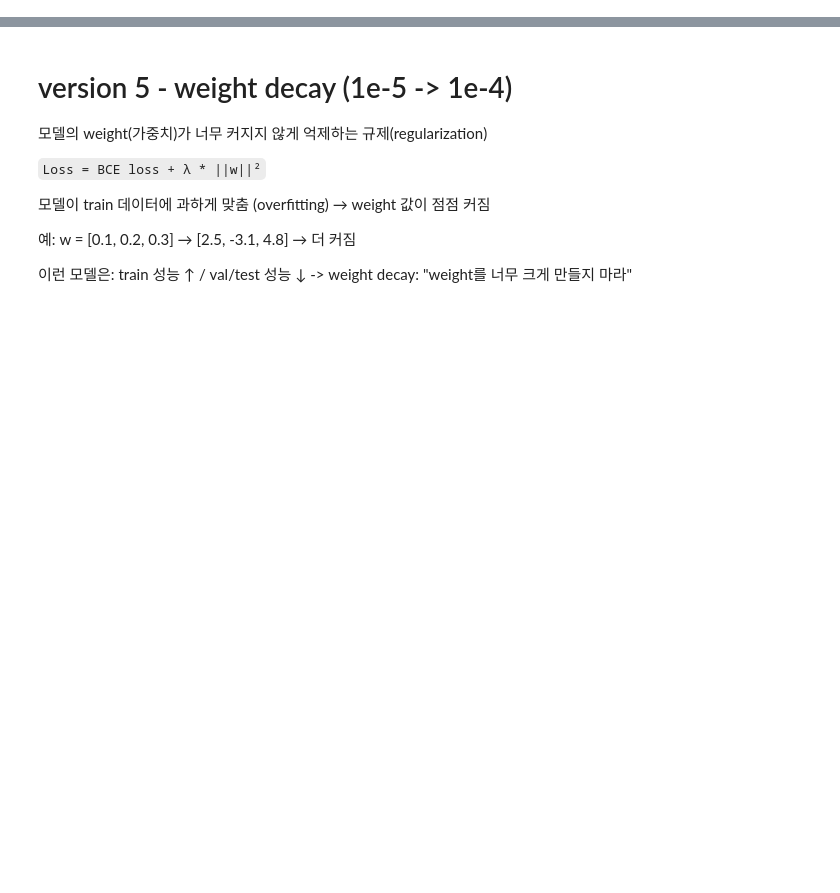
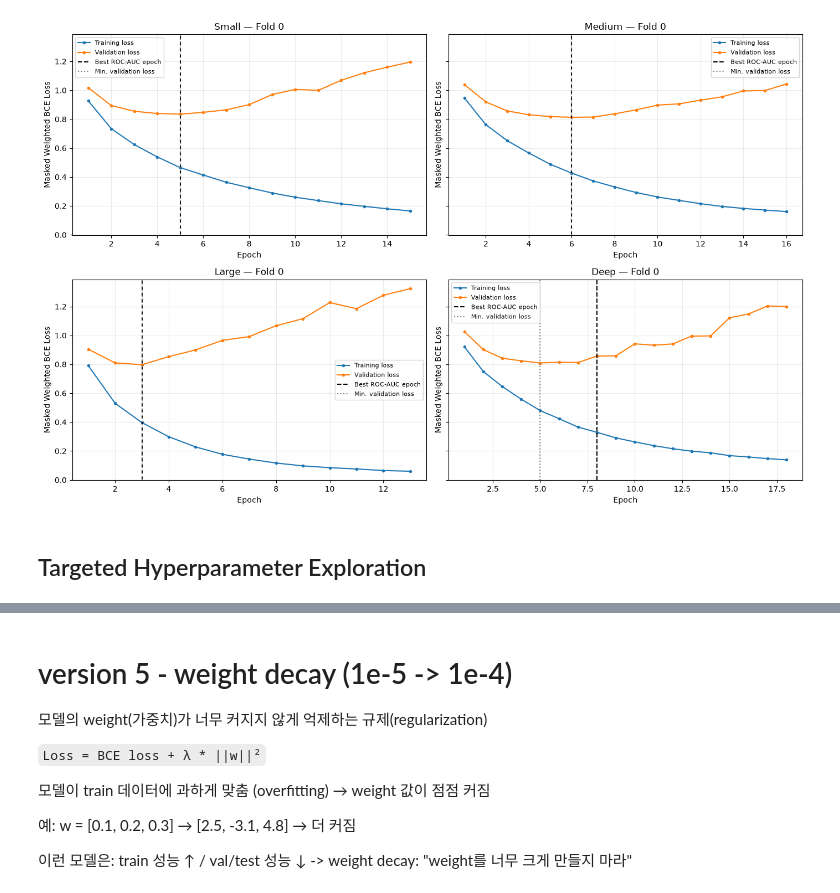
Before and after one commit to jungeun1228/2026_02_Tox21_ML_DL, a Jupyter notebook: notebooks/2026_Tox21_DL.ipynb, the cells around one changed output, grey strips where cells are left out. Drawn from its saved outputs; the diff is of its cells as text; code cells hidden in the pictures; blank space fills up the shorter version.

```diff
--- a/notebooks/2026_Tox21_DL.ipynb
+++ b/notebooks/2026_Tox21_DL.ipynb
@@ -1477,0 +2703,74 @@ plt.show()
+# %%
+# Compare loss curves using the same validation fold
+
+ANALYSIS_FOLD_ID = 0    # fOLD  0 기준
+
+fig, axes = plt.subplots(
+    2, 2,
+    figsize=(14, 9),
+    sharey=True,
+)
+
+for ax, name in zip(
+    axes.flatten(),
+    architecture_candidates,
+):
+    result = architecture_results[name]
+
+    h = result["history_df"].loc[
+        result["history_df"]["fold_id"]
+        == ANALYSIS_FOLD_ID
+    ].sort_values("epoch")
+
+    best_epoch = int(
+        result["fold_df"].loc[
+            result["fold_df"]["fold_id"]
+            == ANALYSIS_FOLD_ID,
+            "best_epoch",
+        ].iloc[0]
+    )
+
+    min_loss_epoch = int(
+        h.loc[h["val_loss"].idxmin(), "epoch"]
+    )
+
+    ax.plot(
+        h["epoch"],
+        h["train_loss"],
+        marker="o",
+        markersize=3,
+        label="Training loss",
+    )
+
+    ax.plot(
+        h["epoch"],
+        h["val_loss"],
+        marker="o",
+        markersize=3,
+        label="Validation loss",
+    )
+
+    ax.axvline(
+        best_epoch,
+        color="black",
+        linestyle="--",
+        label="Best ROC-AUC epoch",
+    )
+
+    ax.axvline(
+        min_loss_epoch,
+        color="gray",
+        linestyle=":",
+        label="Min. validation loss",
+    )
+
+    ax.set_title(f"{name} — Fold {ANALYSIS_FOLD_ID}")
+    ax.set_xlabel("Epoch")
+    ax.set_ylabel("Masked Weighted BCE Loss")
+    ax.grid(alpha=0.25)
+    ax.legend(fontsize=8)
+
+plt.tight_layout()
+plt.show()
+# %% [output]
+[figure, added]
@@ -1477,0 +2793,2 @@ plt.show()
+# %% [markdown]
+## Targeted Hyperparameter Exploration
```
Also changed, not shown: parts of 218 cells of this notebook, 12 other files.
